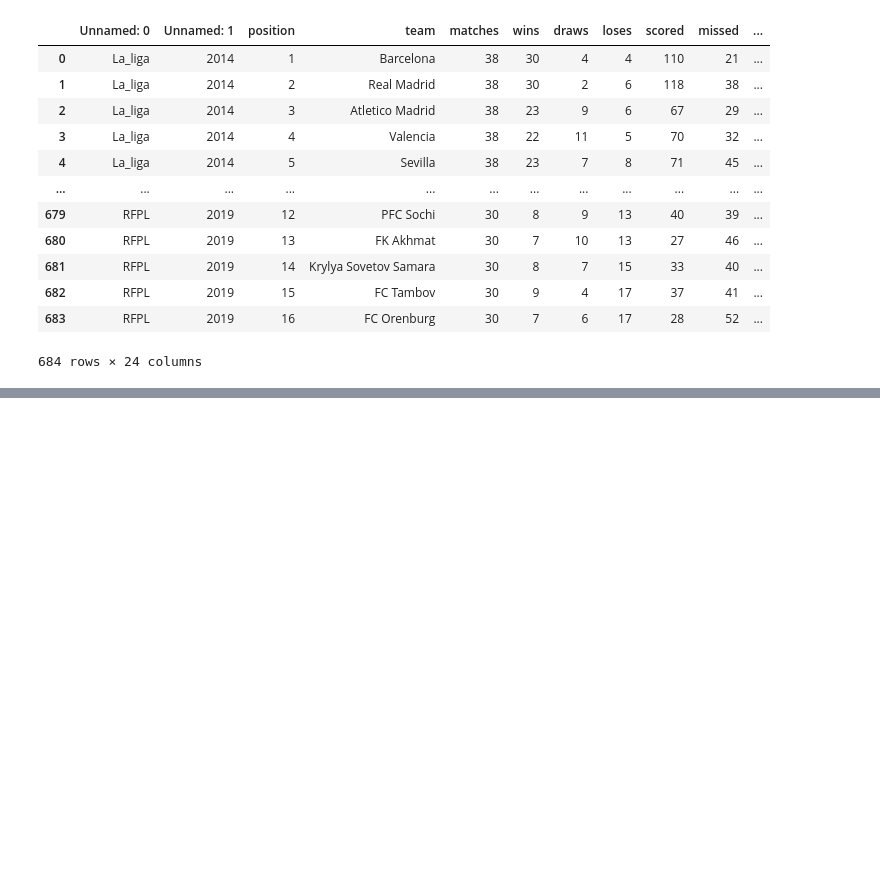
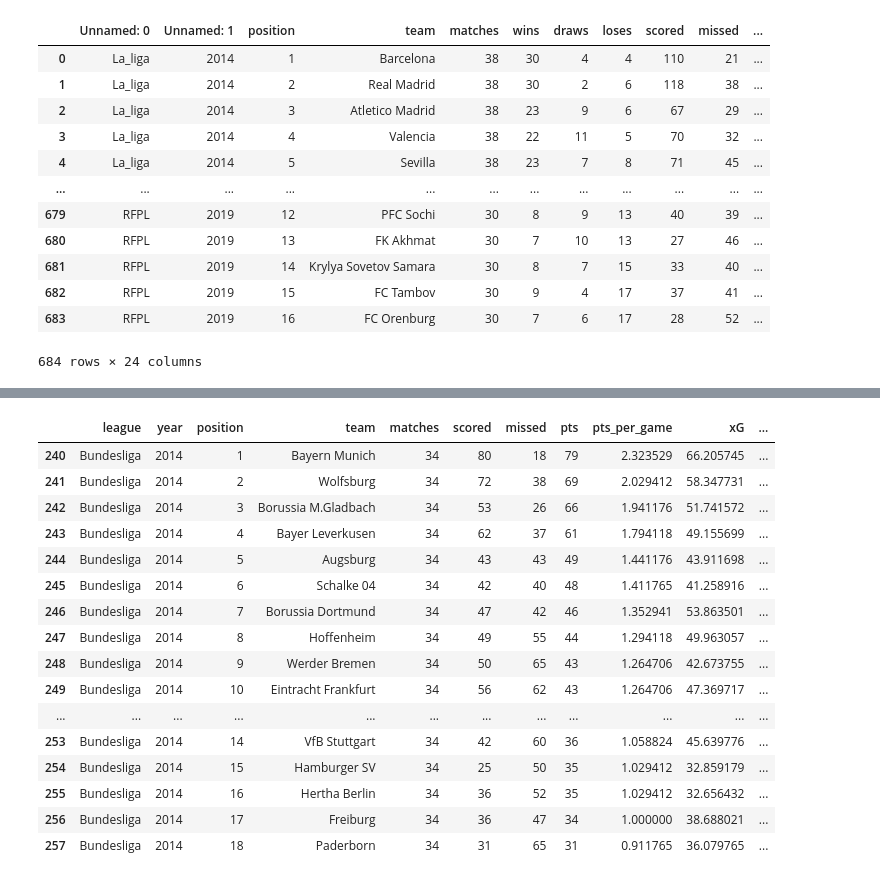
Before and after one commit to data301-2021-summer2/football-metrics-analysis, a Jupyter notebook: analysis/Lakshay Karnwal/LoadingData.ipynb, the cells around one changed output, grey strips where cells are left out. Drawn from its saved outputs; the diff is of its cells as text; code cells hidden in the pictures; blank space fills up the shorter version.

```diff
--- a/analysis/Lakshay Karnwal/LoadingData.ipynb
+++ b/analysis/Lakshay Karnwal/LoadingData.ipynb
@@ -18,0 +113,22 @@ pd.read_csv("../../data/raw/understat.com.csv")
+# %%
+df_bun = df[df["league"]=="Bundesliga"]
+df_bun_14 = df_bun[df_bun["year"]==2014]
+df_bun_14
+# %% [output]
+|  | league | year | position | team | matches | scored | missed | pts | pts_per_game | xG | ... |
+| 240 | Bundesliga | 2014 | 1 | Bayern Munich | 34 | 80 | 18 | 79 | 2.323529 | 66.205745 | ... |
+| 241 | Bundesliga | 2014 | 2 | Wolfsburg | 34 | 72 | 38 | 69 | 2.029412 | 58.347731 | ... |
+| 242 | Bundesliga | 2014 | 3 | Borussia M.Gladbach | 34 | 53 | 26 | 66 | 1.941176 | 51.741572 | ... |
+| 243 | Bundesliga | 2014 | 4 | Bayer Leverkusen | 34 | 62 | 37 | 61 | 1.794118 | 49.155699 | ... |
+| 244 | Bundesliga | 2014 | 5 | Augsburg | 34 | 43 | 43 | 49 | 1.441176 | 43.911698 | ... |
+| 245 | Bundesliga | 2014 | 6 | Schalke 04 | 34 | 42 | 40 | 48 | 1.411765 | 41.258916 | ... |
+| 246 | Bundesliga | 2014 | 7 | Borussia Dortmund | 34 | 47 | 42 | 46 | 1.352941 | 53.863501 | ... |
+| 247 | Bundesliga | 2014 | 8 | Hoffenheim | 34 | 49 | 55 | 44 | 1.294118 | 49.963057 | ... |
+| 248 | Bundesliga | 2014 | 9 | Werder Bremen | 34 | 50 | 65 | 43 | 1.264706 | 42.673755 | ... |
+| 249 | Bundesliga | 2014 | 10 | Eintracht Frankfurt | 34 | 56 | 62 | 43 | 1.264706 | 47.369717 | ... |
+| ... | ... | ... | ... | ... | ... | ... | ... | ... | ... | ... | ... |
+| 253 | Bundesliga | 2014 | 14 | VfB Stuttgart | 34 | 42 | 60 | 36 | 1.058824 | 45.639776 | ... |
+| 254 | Bundesliga | 2014 | 15 | Hamburger SV | 34 | 25 | 50 | 35 | 1.029412 | 32.859179 | ... |
+| 255 | Bundesliga | 2014 | 16 | Hertha Berlin | 34 | 36 | 52 | 35 | 1.029412 | 32.656432 | ... |
+| 256 | Bundesliga | 2014 | 17 | Freiburg | 34 | 36 | 47 | 34 | 1.000000 | 38.688021 | ... |
+| 257 | Bundesliga | 2014 | 18 | Paderborn | 34 | 31 | 65 | 31 | 0.911765 | 36.079765 | ... |
```
Also changed, not shown: parts of 8 cells of this notebook, 1 other file.
